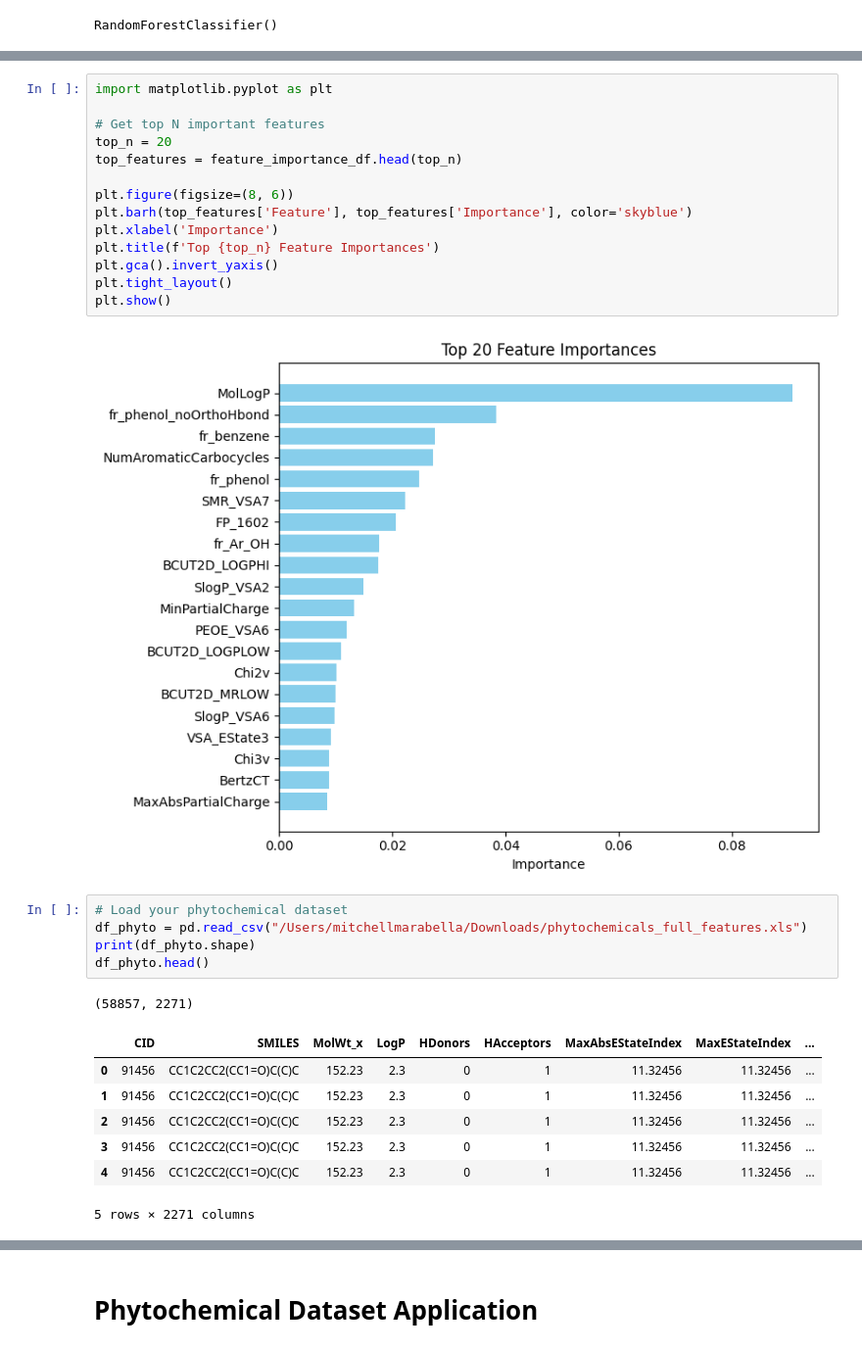
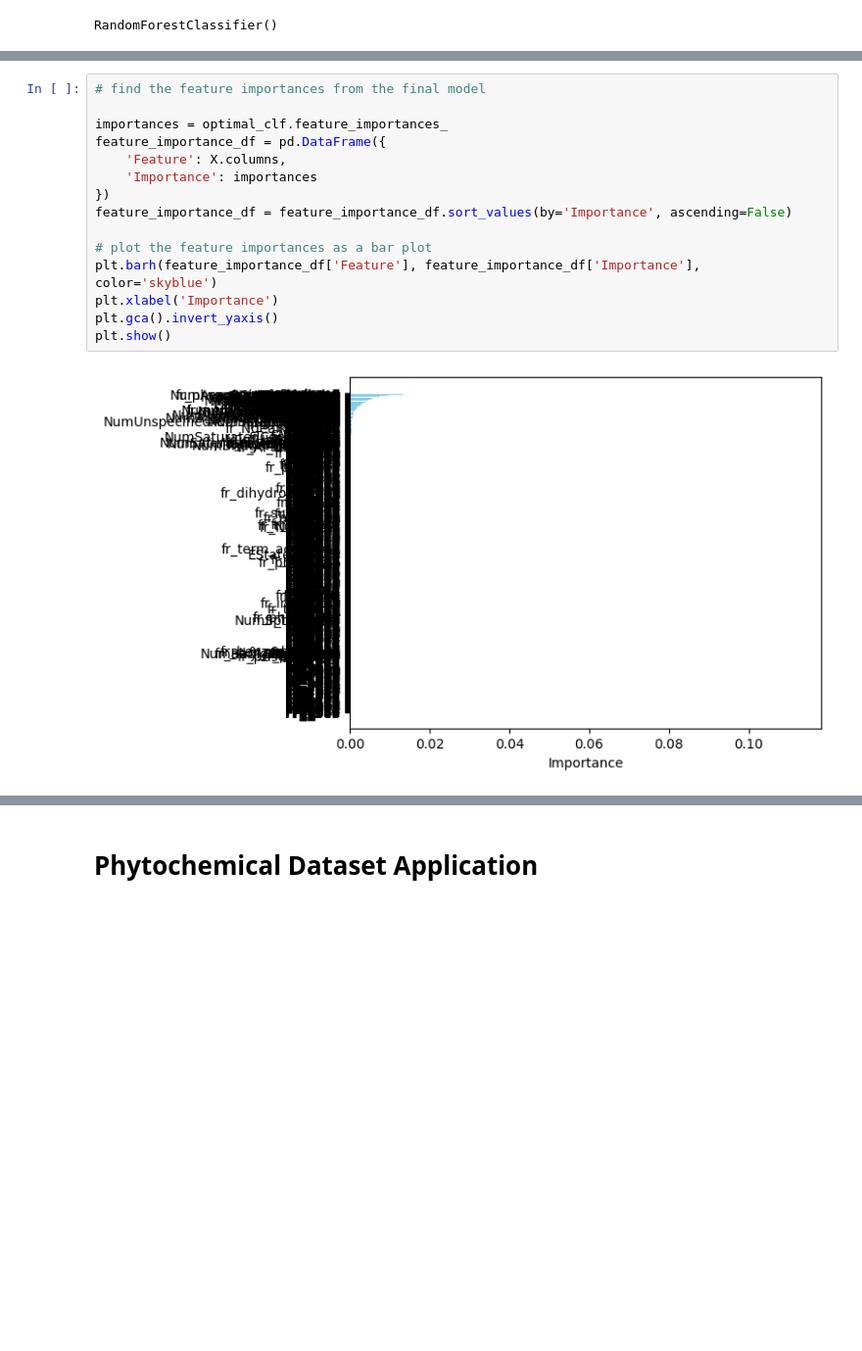
Before and after one commit to mitchmarabella/Phytomolecules, a Jupyter notebook: Tox21_model_Phytochem.ipynb, the cells around one changed output, grey strips where cells are left out. Shown at 98% size. Saved outputs shown, nothing was run; the diff lists cells and outputs as text; blank space fills up the shorter version.

```diff
--- a/Tox21_model_Phytochem.ipynb
+++ b/Tox21_model_Phytochem.ipynb
@@ -331,30 +369,17 @@ final_accuracy
-# %%
-import matplotlib.pyplot as plt
-
-# Get top N important features
-top_n = 20
-top_features = feature_importance_df.head(top_n)
-
-plt.figure(figsize=(8, 6))
-plt.barh(top_features['Feature'], top_features['Importance'], color='skyblue')
-plt.xlabel('Importance')
-plt.title(f'Top {top_n} Feature Importances')
-plt.gca().invert_yaxis()
-plt.tight_layout()
-plt.show()
-# %% [output]
-[figure, removed]
-# %%
-# Load your phytochemical dataset
-df_phyto = pd.read_csv("/Users/mitchellmarabella/Downloads/phytochemicals_full_features.xls")
-print(df_phyto.shape)
-df_phyto.head()
-# %% [output]
-(58857, 2271)
-|  | CID | SMILES | MolWt_x | LogP | HDonors | HAcceptors | MaxAbsEStateIndex | MaxEStateIndex | ... |
-| 0 | 91456 | CC1C2CC2(CC1=O)C(C)C | 152.23 | 2.3 | 0 | 1 | 11.32456 | 11.32456 | ... |
-| 1 | 91456 | CC1C2CC2(CC1=O)C(C)C | 152.23 | 2.3 | 0 | 1 | 11.32456 | 11.32456 | ... |
-| 2 | 91456 | CC1C2CC2(CC1=O)C(C)C | 152.23 | 2.3 | 0 | 1 | 11.32456 | 11.32456 | ... |
-| 3 | 91456 | CC1C2CC2(CC1=O)C(C)C | 152.23 | 2.3 | 0 | 1 | 11.32456 | 11.32456 | ... |
-| 4 | 91456 | CC1C2CC2(CC1=O)C(C)C | 152.23 | 2.3 | 0 | 1 | 11.32456 | 11.32456 | ... |
-5 rows × 2271 columns
+# %%
+# find the feature importances from the final model
+
+importances = optimal_clf.feature_importances_
+feature_importance_df = pd.DataFrame({
+    'Feature': X.columns,
+    'Importance': importances
+})
+feature_importance_df = feature_importance_df.sort_values(by='Importance', ascending=False)
+
+# plot the feature importances as a bar plot
+plt.barh(feature_importance_df['Feature'], feature_importance_df['Importance'], color='skyblue')
+plt.xlabel('Importance')
+plt.gca().invert_yaxis()
+plt.show()
+# %% [output]
+[figure, added]
```
Also changed, not shown: parts of 45 cells of this notebook, 1 other file.
